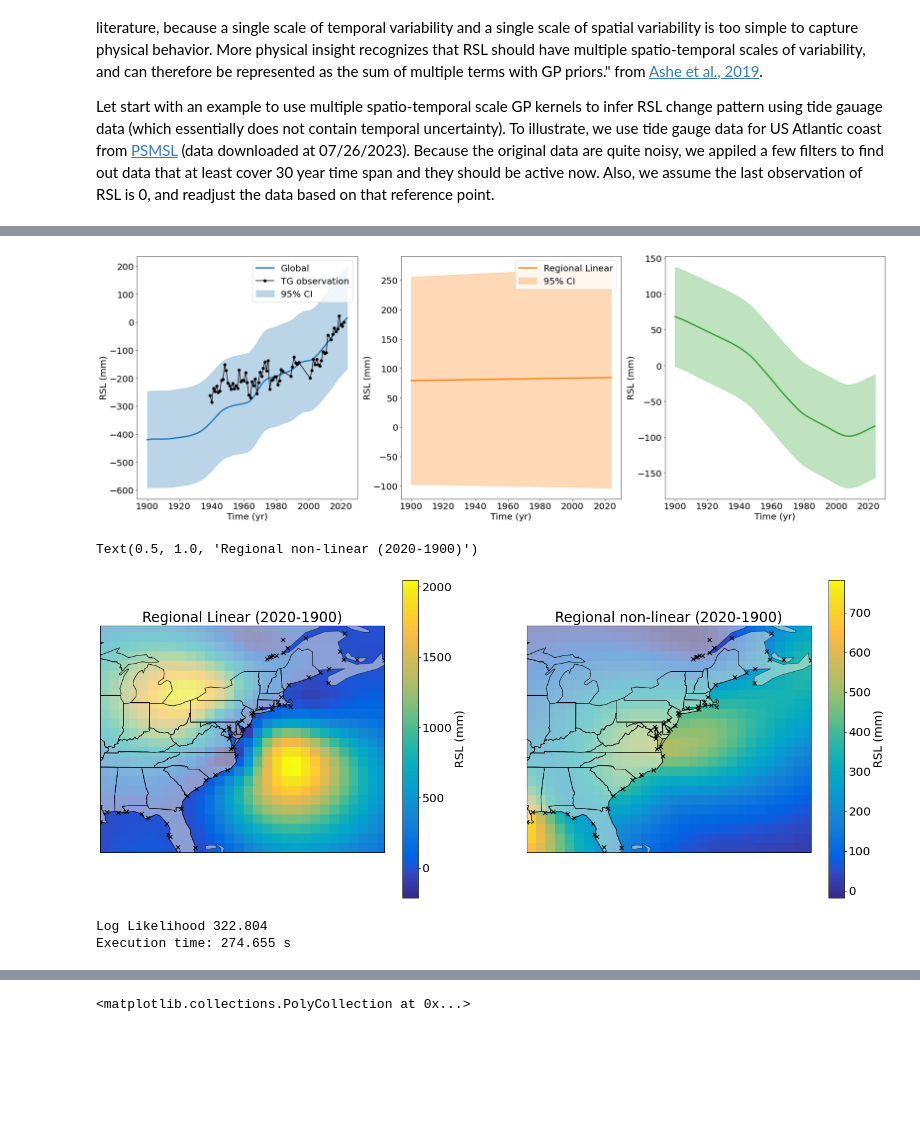
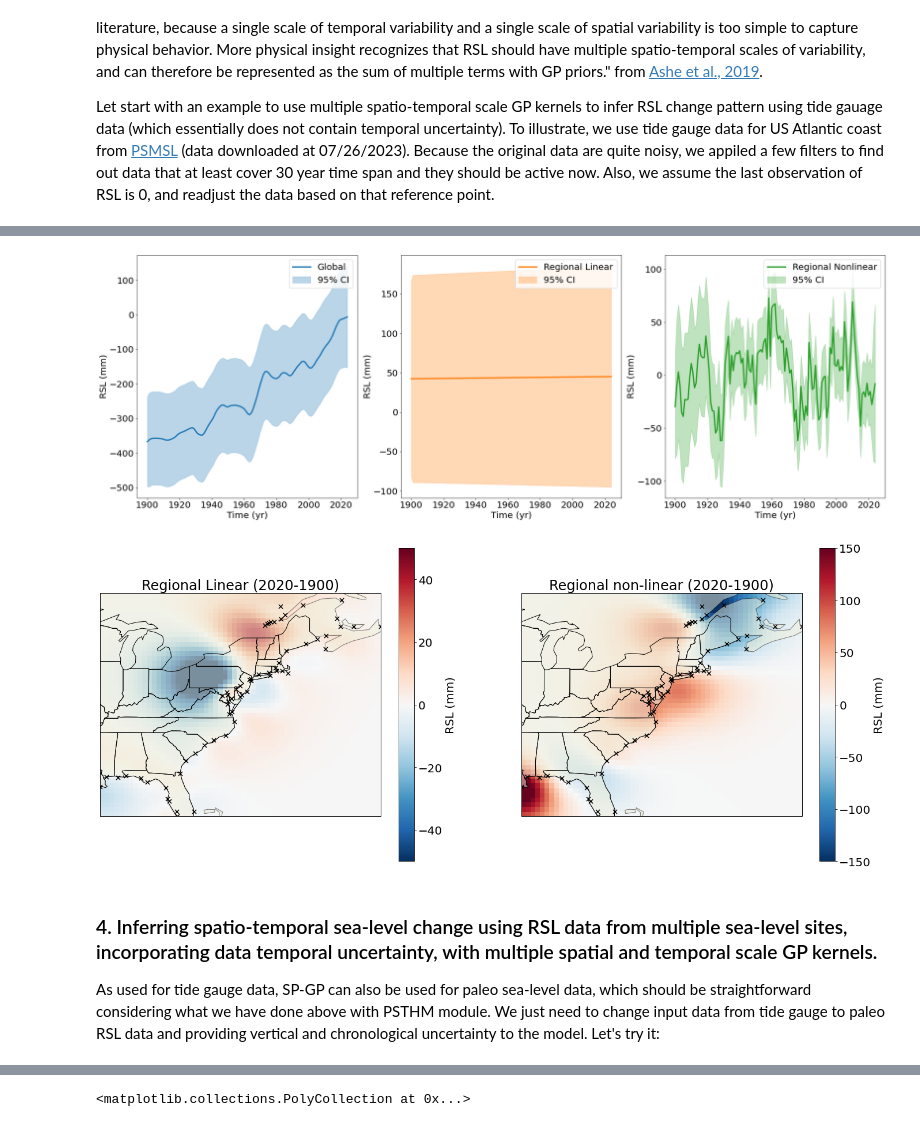
Before and after one commit to radical-collaboration/PaleoSTeHM, a Jupyter notebook: Developments/PaleoSTeHM_ST.ipynb, the cells around one changed output, grey strips where cells are left out. Cells and saved outputs as stored; diff of their text form; code cells hidden in the pictures; blank space fills up the shorter version.

```diff
--- a/Developments/PaleoSTeHM_ST.ipynb
+++ b/Developments/PaleoSTeHM_ST.ipynb
@@ -534,9 +487,7 @@ plt.legend()
 plt.figure(figsize=(30,10))
 plt.subplot(131)
 plt.plot(test_age,global_mean.detach().numpy(),'C0',linewidth=3,label='Global')
-plt.plot(US_AT_data[site_index].iloc[:,0],US_AT_data[site_index].iloc[:,1],'ko-',label='TG observation')
 plt.fill_between(test_age,global_mean.detach().numpy()-2*global_std.detach().numpy(),global_mean.detach().numpy()+2*global_std.detach().numpy(),color='C0',alpha=0.3,label='95% CI')
-# plt.plot(test_age,regional_nl_ymean.detach().numpy())
 plt.xlabel('Time (yr)')
 plt.ylabel('RSL (mm)')
 plt.legend()
@@ -550,71 +501,80 @@ plt.subplot(133)
 plt.plot(test_age,regional_nl_mean.detach().numpy(),'C2',linewidth=3,label='Regional Nonlinear')
 plt.fill_between(test_age,regional_nl_mean.detach().numpy()-2*regional_nl_std.detach().numpy(),regional_nl_mean.detach().numpy()+2*regional_nl_std.detach().numpy(),color='C2',alpha=0.3,label='95% CI')
 plt.xlabel('Time (yr)')
-plt.ylabel('RSL (mm)');
+plt.ylabel('RSL (mm)')
+plt.legend();
 # %% [output]
-[figure, old version]
+[figure, new version]
 # %%
-lat_matrix = np.arange(np.min(US_site_coord[:,0])-2,np.max(US_site_coord[:,0])+2,1)
-lon_matrix = np.arange(np.min(US_site_coord[:,1])-2,np.max(US_site_coord[:,1])+2,1)
+lat_matrix = np.arange(np.min(US_site_coord[:,0])-2,np.max(US_site_coord[:,0])+2,0.5) # 0.5 degree spatial resolution
+lon_matrix = np.arange(np.min(US_site_coord[:,1])-2,np.max(US_site_coord[:,1])+2,0.5)
 lon_mat,lat_mat = np.meshgrid(lon_matrix,lat_matrix)
 pred_matrix = PSTHM.gen_pred_matrix([2020],lat_matrix,lon_matrix)
 pred_matrix2 = PSTHM.gen_pred_matrix([1900],lat_matrix,lon_matrix)
+y_mean, y_var = gpr(pred_matrix, full_cov=True,noiseless=False)
 
-#-----------------define the model-----------------
-N = len(gpr.X)
-var_matric = torch.inverse(gpr.kernel(gpr.X,gpr.X)+torch.eye(N)*gpr.noise +torch.eye(N)*gpr.jitter)
+#-----------------define the kernel to decompose-----------------
+global_kernel = gpr.kernel.kern0.kern0
+regional_linear_kernel = gpr.kernel.kern0.kern1
+regional_nl_kernel = gpr.kernel.kern1
 
-global_kernel = gpr.kernel.kern0.kern0
-global_mean =global_kernel(pred_matrix,gpr.X).matmul(var_matric).matmul(gpr.y)
-global_var = global_kernel(pred_matrix,pred_matrix) - global_kernel(pred_matrix,gpr.X).matmul(var_matric).matmul(global_kernel(gpr.X,pred_matrix))
-global_std = global_var.diag().sqrt()
+#-----------------decompose the kernel-----------------
+reigonal_linear_dep,regional_nl_dep = PSTHM.decompose_kernels(gpr,pred_matrix,[regional_linear_kernel,regional_nl_kernel])
+reigonal_linear_dep2,regional_nl_dep2 = PSTHM.decompose_kernels(gpr,pred_matrix2,[regional_linear_kernel,regional_nl_kernel])
 
-regional_linear_kernel = gpr.kernel.kern0.kern1
-regional_linear_mean = regional_linear_kernel(pred_matrix,gpr.X).matmul(var_matric).matmul(gpr.y)
-regional_linear_var = regional_linear_kernel(pred_matrix,pred_matrix) - regional_linear_kernel(pred_matrix,gpr.X).matmul(var_matric).matmul(regional_linear_kernel(gpr.X,pred_matrix))
+regional_linear_mean,regional_linear_var = reigonal_linear_dep
+regional_linear_mean2,regional_linear_var2 = reigonal_linear_dep2
 regional_linear_std = regional_linear_var.diag().sqrt()
+regional_linear_std2 = regional_linear_var2.diag().sqrt()
 
-regional_nl_kernel = gpr.kernel.kern1
-regional_nl_mean = regional_nl_kernel(pred_matrix,gpr.X).matmul(var_matric).matmul(gpr.y)
-regional_nl_var = regional_nl_kernel(pred_matrix,pred_matrix) - regional_nl_kernel(pred_matrix,gpr.X).matmul(var_matric).matmul(regional_nl_kernel(gpr.X,pred_matrix))
+regional_nl_mean,regional_nl_var = regional_nl_dep
+regional_nl_mean2,regional_nl_var2 = regional_nl_dep2
 regional_nl_std = regional_nl_var.diag().sqrt()
+regional_nl_std2 = regional_nl_var2.diag().sqrt()
 # %%
 plt.figure(figsize=(24,10))
 ax2 = plt.subplot(121,projection=ccrs.PlateCarree())
 ax2.add_feature(cartopy.feature.LAND,edgecolor='black',zorder=0,alpha=0.5)
 ax2.add_feature(cfeature.STATES, edgecolor='black', zorder=0)
 ax2.set_extent([np.min(US_site_coord[:,1]),np.max(US_site_coord[:,1]),np.min(US_site_coord[:,0]),np.max(US_site_coord[:,0])])
-im = ax2.pcolor(lon_mat,lat_mat,(regional_linear_ymean-regional_linear_ymean2).detach().numpy().reshape(lat_mat.shape),cmap=parula,zorder=-1)
+im = ax2.pcolor(lon_mat,lat_mat,(regional_linear_mean-regional_linear_mean2).detach().numpy().reshape(lat_mat.shape),cmap='RdBu_r',zorder=-1,
+                vmax=50,vmin=-50)
 plt.colorbar(im,ax=ax2,label='RSL (mm)')
 plt.title('Regional Linear (2020-1900)')
 
 ax2.scatter(US_site_coord[:,1],US_site_coord[:,0],c='k',s=50,marker='x',label='TG observation')
 
 ax2 = plt.subplot(122,projection=ccrs.PlateCarree())
 ax2.add_feature(cartopy.feature.LAND,edgecolor='black',zorder=0,alpha=0.5)
 ax2.add_feature(cfeature.STATES, edgecolor='black', zorder=0)
 ax2.set_extent([np.min(US_site_coord[:,1]),np.max(US_site_coord[:,1]),np.min(US_site_coord[:,0]),np.max(US_site_coord[:,0])])
 ax2.scatter(US_site_coord[:,1],US_site_coord[:,0],c='k',s=50,marker='x',label='TG observation')
 
-im = ax2.pcolor(lon_mat,lat_mat,(regional_nl_ymean-regional_nl_ymean2).detach().numpy().reshape(lat_mat.shape),cmap=parula,zorder=-1)
+im = ax2.pcolor(lon_mat,lat_mat,(regional_nl_mean-regional_nl_mean2).detach().numpy().reshape(lat_mat.shape),cmap='RdBu_r',zorder=-1,vmin=-150,vmax=150)
 plt.colorbar(im,ax=ax2,label='RSL (mm)')
-plt.title('Regional non-linear (2020-1900)')
+plt.title('Regional non-linear (2020-1900)');
 # %% [output]
-Text(0.5, 1.0, 'Regional non-linear (2020-1900)')
-[figure, old version]
+[figure, new version]
+# %% [markdown]
+### 4. Inferring spatio-temporal sea-level change using RSL data from multiple sea-level sites, incorporating data temporal uncertainty, with multiple spatial and temporal scale GP kernels.
+
+As used for tide gauge data, SP-GP can also be used for paleo sea-level data, which should be straightforward considering what we have done above with PSTHM module. We just need to change input data from tide gauge to paleo RSL data and providing vertical and chronological uncertainty to the model. Let's try it:
 # %%
 st = time.time()
+
 pyro.clear_param_store()
-#define global temporal kernel
+#define global temporal kernel as a Matern32
 global_kernel = PSTHM.Matern32(input_dim=1,geo=False)
 global_kernel.set_prior("lengthscale", dist.Uniform(torch.tensor(30000.), torch.tensor(1000000.)))
 global_kernel.set_prior("variance", dist.Uniform(torch.tensor(40.**2), torch.tensor(100000.)))
+
 #define regionally linar spatio-temporal kernel
 regional_linear_temporal_kernel = gp.kernels.Linear(input_dim=1)
 regional_linear_temporal_kernel.set_prior("variance", dist.Uniform(torch.tensor(1e-12), torch.tensor(1e-2)))
 regional_linear_spatial_kernel = PSTHM.RBF(input_dim=1,geo=True)
 regional_linear_spatial_kernel.set_prior("s_lengthscale", dist.Uniform(torch.tensor(0.1), torch.tensor(0.3)))
 regional_linear_kernel = gp.kernels.Product(regional_linear_temporal_kernel, regional_linear_spatial_kernel)
+
 #define regionally non-linar spatio-temporal kernel
 regional_nl_temporal_kernel = PSTHM.Matern52(input_dim=1,geo=False)
 regional_nl_temporal_kernel.set_prior("lengthscale", dist.Uniform(torch.tensor(1000.), torch.tensor(5000.)))
@@ -622,6 +582,7 @@ regional_nl_temporal_kernel.set_prior("variance", dist.Uniform(torch.tensor(0.01
 regional_nl_spatial_kernel = PSTHM.Matern32(input_dim=1,geo=False)
 regional_nl_spatial_kernel.set_prior("s_lengthscale", dist.Uniform(torch.tensor(0.1), torch.tensor(0.3)))
 regional_nl_kernel = gp.kernels.Product(regional_nl_temporal_kernel, regional_nl_spatial_kernel)
+
 #define locally non-linar spatio-temporal kernel
 local_nl__temporal_kernel = PSTHM.Matern32(input_dim=1,geo=False)
 local_nl__temporal_kernel.set_prior("lengthscale", dist.Uniform(torch.tensor(100.), torch.tensor(1000.)))
@@ -629,9 +590,11 @@ local_nl__temporal_kernel.set_prior("variance", dist.Uniform(torch.tensor(0.5**2
 local_nl__spatial_kernel = PSTHM.Matern32(input_dim=1,geo=True)
 local_nl__spatial_kernel.set_prior("s_lengthscale", dist.Uniform(torch.tensor(0.05), torch.tensor(0.1)))
 local_nl_kernel = gp.kernels.Product(local_nl__temporal_kernel, local_nl__spatial_kernel)
+
 #define whitenoise kernel
 whitenoise_kernel = gp.kernels.WhiteNoise(input_dim=1)
 whitenoise_kernel.set_prior('variance',dist.Uniform(torch.tensor(0.1**2),torch.tensor(100.)))
+
 #combine all kernels
 combined_sp_kernel = gp.kernels.Sum(regional_linear_kernel,regional_nl_kernel)
 combined_sp_kernel = gp.kernels.Sum(combined_sp_kernel,local_nl_kernel)
@@ -641,7 +604,7 @@ combined_sp_kernel = gp.kernels.Sum(combined_sp_kernel,global_kernel)
 gpr = PSTHM.GPRegression_V(X, y, combined_sp_kernel,noise=torch.tensor(y_sigma**2),jitter=1e-5)
 
 #Empirical bayes optimization, default iteration is 1000
-gpr,track_list = PSTHM.SVI_optm(gpr,lr=0.1,num_iteration=500)
+gpr,track_list = PSTHM.SVI_NI_optm(gpr,x_sigma=age_sigma,num_iteration=500,lr=0.05,update_fre=1)
 
 #predict RSL for each rsl data age
 pred_y,_ = gpr(gpr.X, full_cov=True)
@@ -655,9 +618,10 @@ et = time.time() # get the end time
 # get the execution time
 elapsed_time = et - st
 print('Execution time: {:3.3f} s'.format( elapsed_time))
+
+#----Save and load the trained model----
+torch.save(gpr, '../Trained_Models/Holocene_SP_model')
+# gpr = torch.load('../Trained_Models/TG_SP_model')
-# %% [output]
-Log Likelihood 322.804
-Execution time: 274.655 s
 # %%
 axes = PSTHM.plot_track_list(track_list)
 # %% [output]
```
Also changed, not shown: parts of 16 cells of this notebook, 3 other files.
